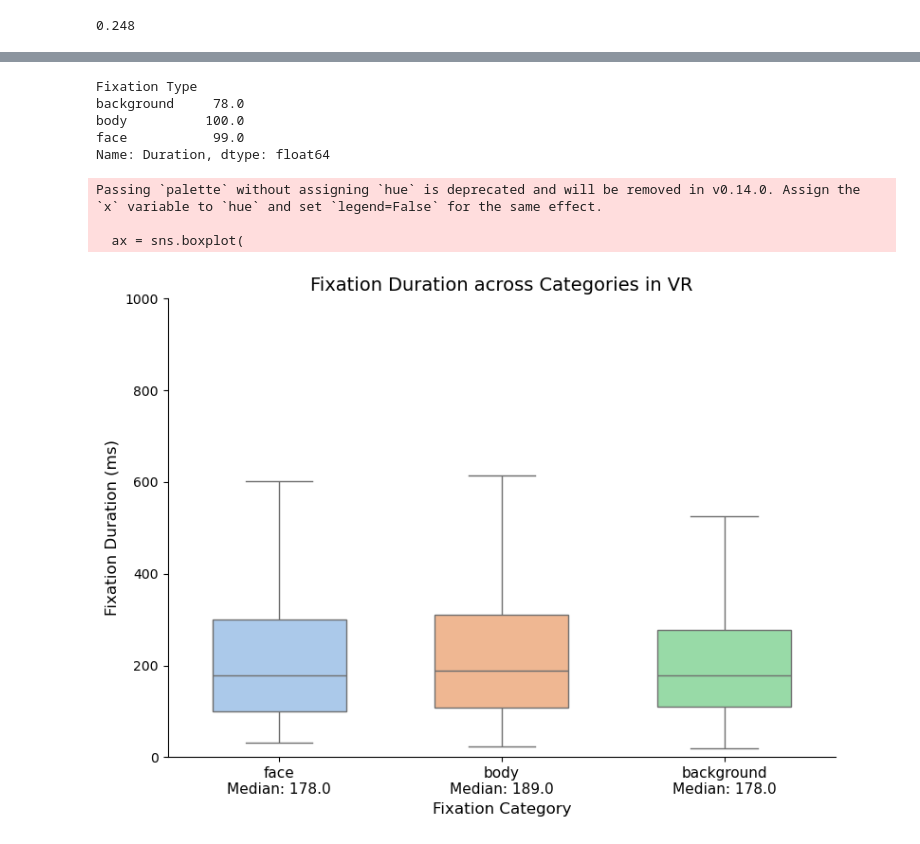
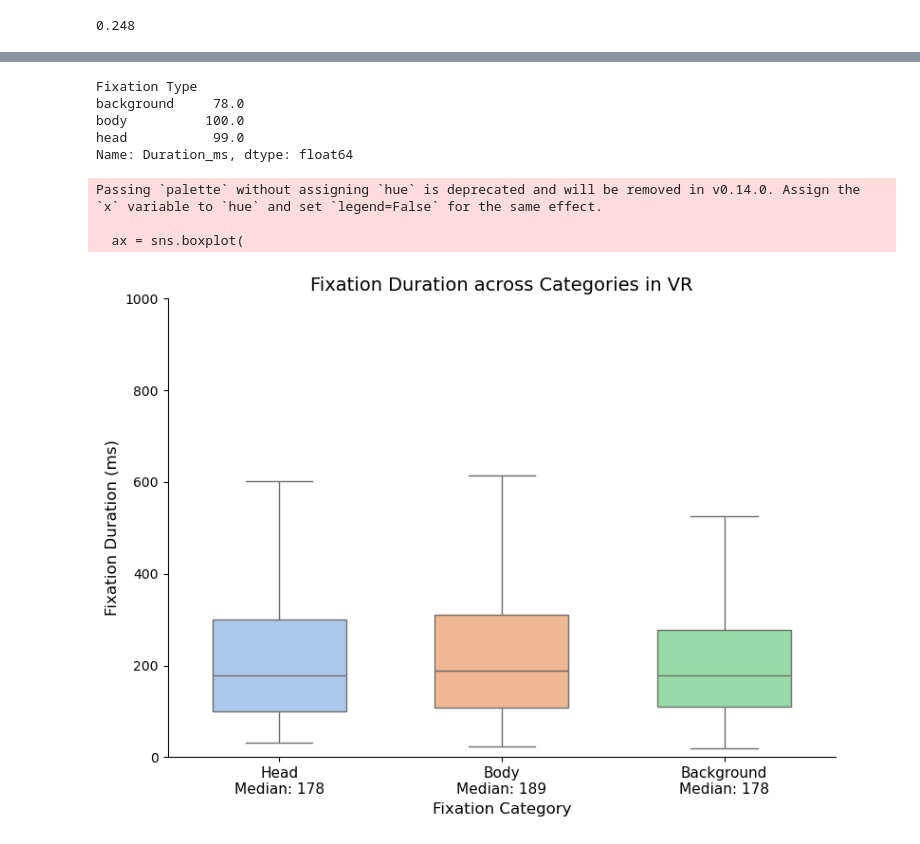
Before and after one commit to aliabugaga/Master-Thesis-Zaidan, a Jupyter notebook: VR data fixation analysis.ipynb, the cells around one changed output, grey strips where cells are left out. Drawn from its saved outputs; the diff is of its cells as text; code cells hidden in the pictures.

```diff
--- a/VR data fixation analysis.ipynb
+++ b/VR data fixation analysis.ipynb
@@ -11,15 +11,6 @@ import seaborn as sns
 import os
 import scipy
 from scipy.stats import median_abs_deviation
-# %%
-"""
-# filter by valid, hon, events = start of fix is "2"
-# leave length (sec) = duration
-df_filtered = df[(df['valid'] == 1) & (df['events'] == 2)]
-df_filtered = df_filtered[['length', 'hon_all']]
-
-# every hit object ('hon_all') which contains 'NPC' is a body
-# every hit object ('hon_all') which contains 'face' is a face"""
 # %%
 ## function_1 to compute descriptive metrics of duration durations of each type
 def compute_fixation_durations(fixations_df, fixation_type):
@@ -37,6 +28,6 @@ def needed_categories(value):
     if 'NPC' in value_str:
         return 'body'
     elif 'face' in value_str:
-        return 'face'
+        return 'head'
     else:
         return 'background'
@@ -61,7 +50,7 @@ for file_index, file in enumerate(os.listdir(base_path)):
         # categorizing fixations to face body background
         df_filtered['hon_all'] = df_filtered['hon_all'].apply(needed_categories)
 
-        fixation_types = ['face', 'body', 'background']
+        fixation_types = ['head', 'body', 'background']
 
         # durations df for all participants with fixation type
         for ft in fixation_types:
@@ -88,7 +77,7 @@ for file_index, file in enumerate(os.listdir(base_path)):
         })
 
     except Exception as e:
-        print(f"❌ Error processing file {file}: {e}")
+        print(f"Error processing file {file}: {e}")
 
 # Create a DataFrame for the fixation analysis
 fixation_analysis_df = pd.DataFrame(fixation_analysis)
@@ -230,58 +225,51 @@ Passing `palette` without assigning `hue` is deprecated and will be removed in v
 ### Fixation durations per category box plot
 
 # convert durations to ms (to compare with real world data)
-durations_df['Duration'] = durations_df['Duration'] * 1000
+durations_df['Duration_ms'] = durations_df['Duration'] * 1000
 
 # compute medians per group (fixation type)
-group_medians = durations_df.groupby("Fixation Type")["Duration"].median().round(0)
+group_medians = durations_df.groupby("Fixation Type")["Duration_ms"].median()
 
 # MAD
-group_mad = durations_df.groupby("Fixation Type")["Duration"].apply(median_abs_deviation).round(2)
+group_mad = durations_df.groupby("Fixation Type")["Duration_ms"].apply(median_abs_deviation)
 
+# Display the MAD values (optional)
 display(group_mad)
 
-category_order = ['face', 'body', 'background']
+category_order = ['head', 'body', 'background']
 
-# Create new labels with mean annotation
-new_labels = [f"{cat}\nMedian: {group_medians[cat]}" for cat in category_order]
-
-# if i want to add MAD to the label
-#new_labels = [
-    #f"{cat.capitalize()}\nMedian: {group_medians[cat]:.0f}\nMAD: {group_mad[cat]:.1f}"
-    #for cat in category_order]
+# new labels with median annotation
+new_labels = [f"{cat.capitalize()}\nMedian: {group_medians[cat]:.0f}" for cat in category_order]
 
 # box-plot
 plt.figure(figsize=(8, 6))
 ax = sns.boxplot(
     data=durations_df,
     x="Fixation Type",
-    y="Duration",
+    y="Duration_ms",  # Use 'Duration_ms' here
     order=category_order,
     palette="pastel",
-    #showmeans=True,
-    showfliers=False, # not showing outliers
+    showfliers=False,  # Not showing outliers
     meanprops={"marker": "o", "markerfacecolor": "red", "markeredgecolor": "black"},
     width=0.6
 )
 
-# to include the median in the labels
+#x-axis labels with the median
 ax.set_xticklabels(new_labels, fontsize=11)
-
 ax.set_title("Fixation Duration across Categories in VR", fontsize=14)
 ax.set_ylabel("Fixation Duration (ms)", fontsize=12)
-ax.set_ylim(0,1000)  # Set y-axis limits
 ax.set_xlabel("Fixation Category", fontsize=12)
-
+ax.set_ylim(0, 1000)  # Set y-axis limits
 sns.despine()
 plt.tight_layout()
 plt.show()
 # %% [output]
 Fixation Type
 background     78.0
 body          100.0
-face           99.0
-Name: Duration, dtype: float64
+head           99.0
+Name: Duration_ms, dtype: float64
 Passing `palette` without assigning `hue` is deprecated and will be removed in v0.14.0. Assign the `x` variable to `hue` and set `legend=False` for the same effect.
 
   ax = sns.boxplot(
-[figure, old version]
+[figure, new version]
```
Also changed, not shown: parts of 8 cells of this notebook, 1 other file.
